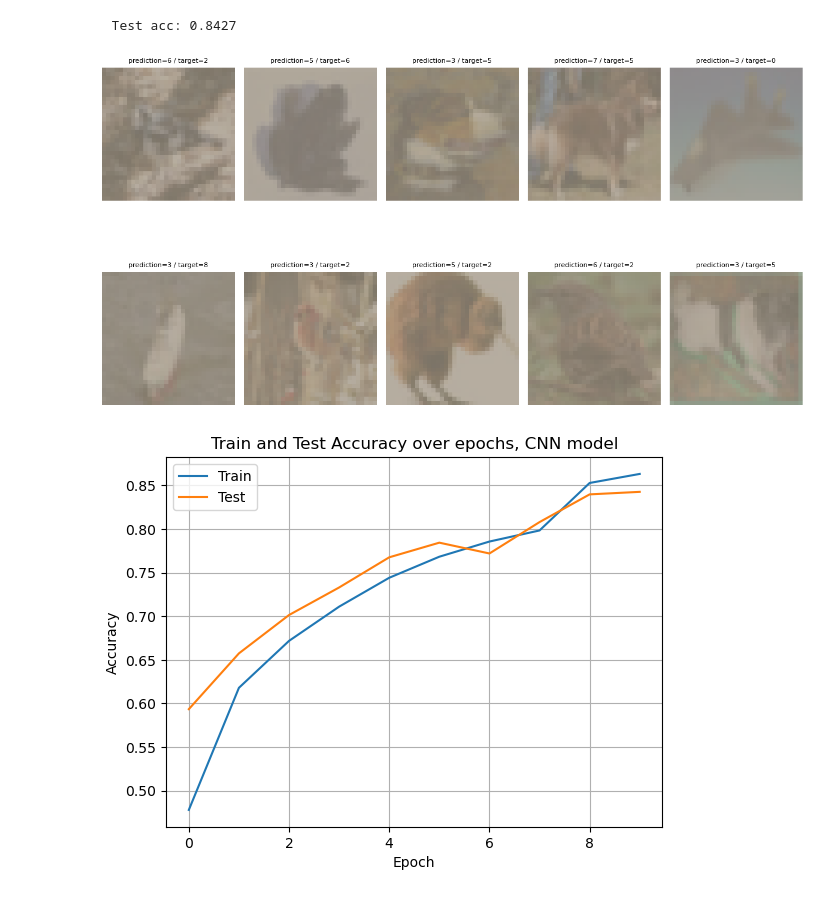
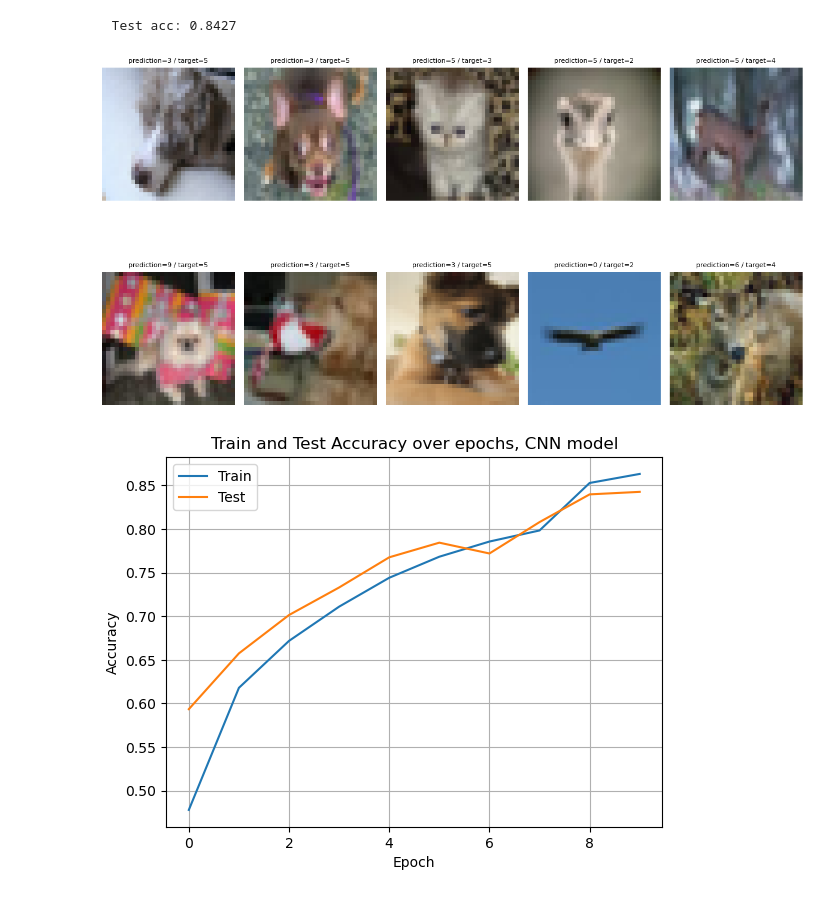
Before and after one commit to Nunk-sketch/02462-ass-1, a Jupyter notebook: assignment_1.ipynb, the cells around one changed output. Drawn from its saved outputs; the diff is of its cells as text; code cells hidden in the pictures.

```diff
--- a/assignment_1.ipynb
+++ b/assignment_1.ipynb
@@ -1069,24 +1069,13 @@ Training from scratch...
   Test acc: 0.8080
   Test acc: 0.8398
   Test acc: 0.8427
-# %%
-imgs, preds, targets, idxs, paths = get_misclassified(CNN_model, train_dataloader, n=10, device='cuda')
-
-# if your dataset normalizes images with mean/std, define an unnormalize function:
-single_channel = in_channels == 1
-mean = [0.485] if single_channel else [0.485, 0.456, 0.406]
-std = [0.229] if single_channel else [0.229, 0.224, 0.225]
-def unnormalize(x):
-    # x is HWC in [possibly normalized], first convert to CHW if needed internally, but simpler:
-    x = x.copy()
-    for c in range(x.shape[2]):
-        x[:,:,c] = x[:,:,c] * std[c] + mean[c]
-    return x
-
-show_misclassified(imgs, preds, targets, class_names=None, unnormalize=unnormalize, ncols=5)
-save_misclassified(imgs, preds, targets, out_dir="misclassified_examples", unnormalize=unnormalize)
-# %% [output]
-[figure, removed]
+# %%
+imgs, preds, targets, idxs, paths = get_misclassified(CNN_model, train_dataloader, n=10, device='cuda')
+
+show_misclassified(imgs, preds, targets, class_names=None,  ncols=5)
+save_misclassified(imgs, preds, targets, out_dir="misclassified_examples")
+# %% [output]
+[figure, added]
 # %%
 # plot train and test accuracies
 plt.plot(range(train_epochs), train_accs, label='Train')
```
Also changed, not shown: 20 other files.
